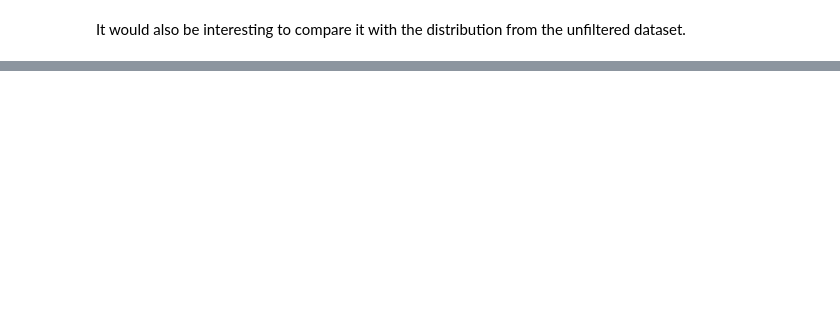
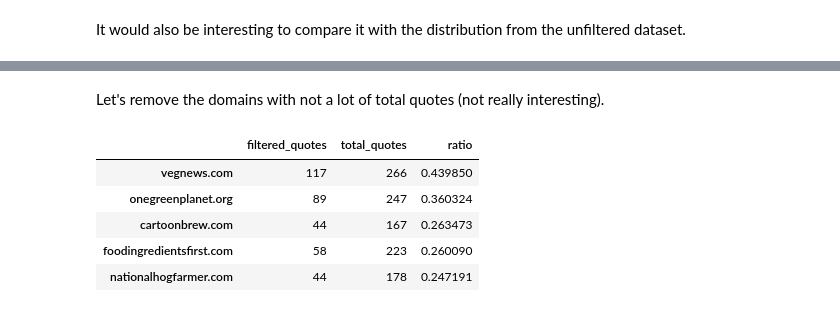
Before and after one commit to epfl-ada/ada-2021-project-nameerror, a Jupyter notebook: notebooks/Romain_playbook.ipynb, the cells around one changed output, grey strips where cells are left out. Cells and saved outputs as stored; diff of their text form; code cells hidden in the pictures; blank space fills up the shorter version.

```diff
--- a/notebooks/romain_playbook.ipynb
+++ b/notebooks/Romain_playbook.ipynb
@@ -273,0 +309,13 @@ Name: urls, dtype: int64
+# %% [markdown]
+Let's remove the domains with not a lot of total quotes (not really interesting).
+# %%
+thresh = 100  # we keep domains with more than thresh total quotes
+quotes_by_domain_merged = quotes_by_domain_merged[quotes_by_domain_merged['total_quotes'] > thresh]
+quotes_by_domain_merged.sort_values('ratio', ascending=False).head()
+# %% [output]
+|  | filtered_quotes | total_quotes | ratio |
+| vegnews.com | 117 | 266 | 0.439850 |
+| onegreenplanet.org | 89 | 247 | 0.360324 |
+| cartoonbrew.com | 44 | 167 | 0.263473 |
+| foodingredientsfirst.com | 58 | 223 | 0.260090 |
+| nationalhogfarmer.com | 44 | 178 | 0.247191 |
```
Also changed, not shown: parts of 11 cells of this notebook, 1 other file.
